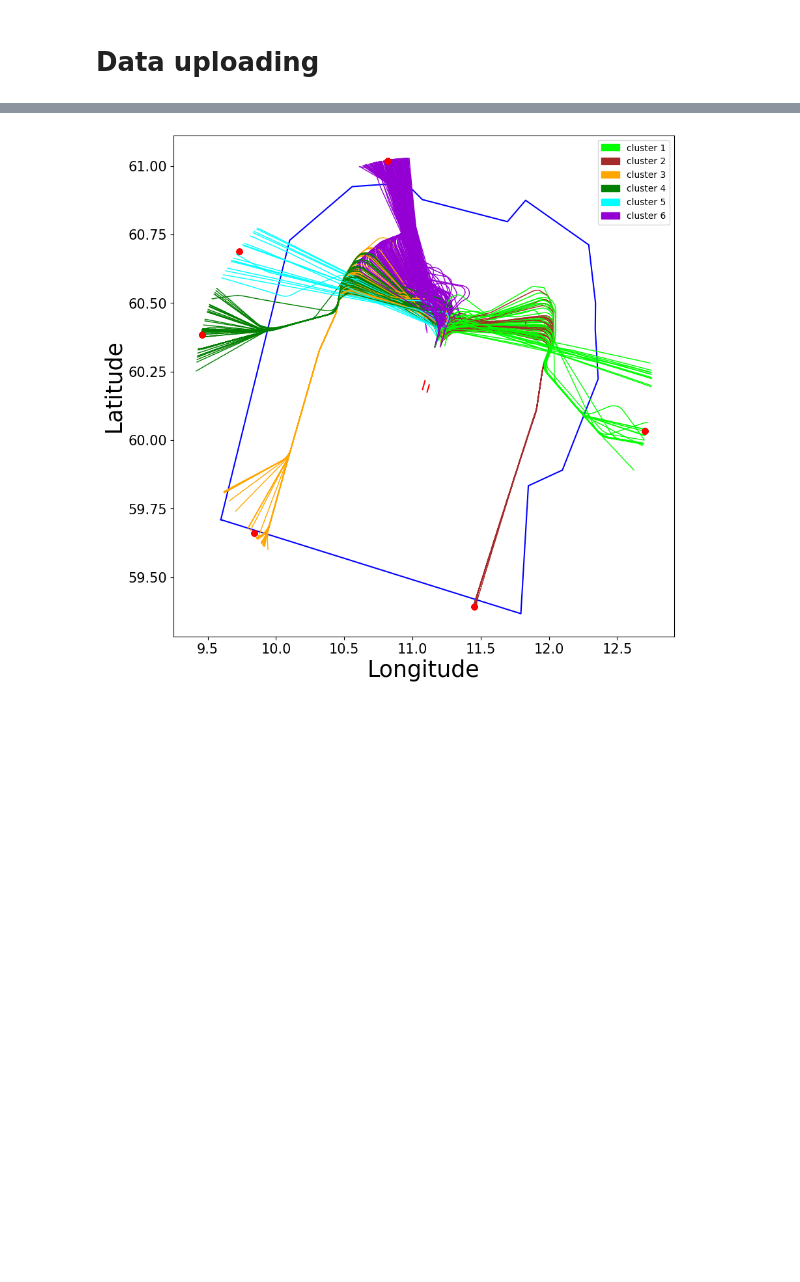
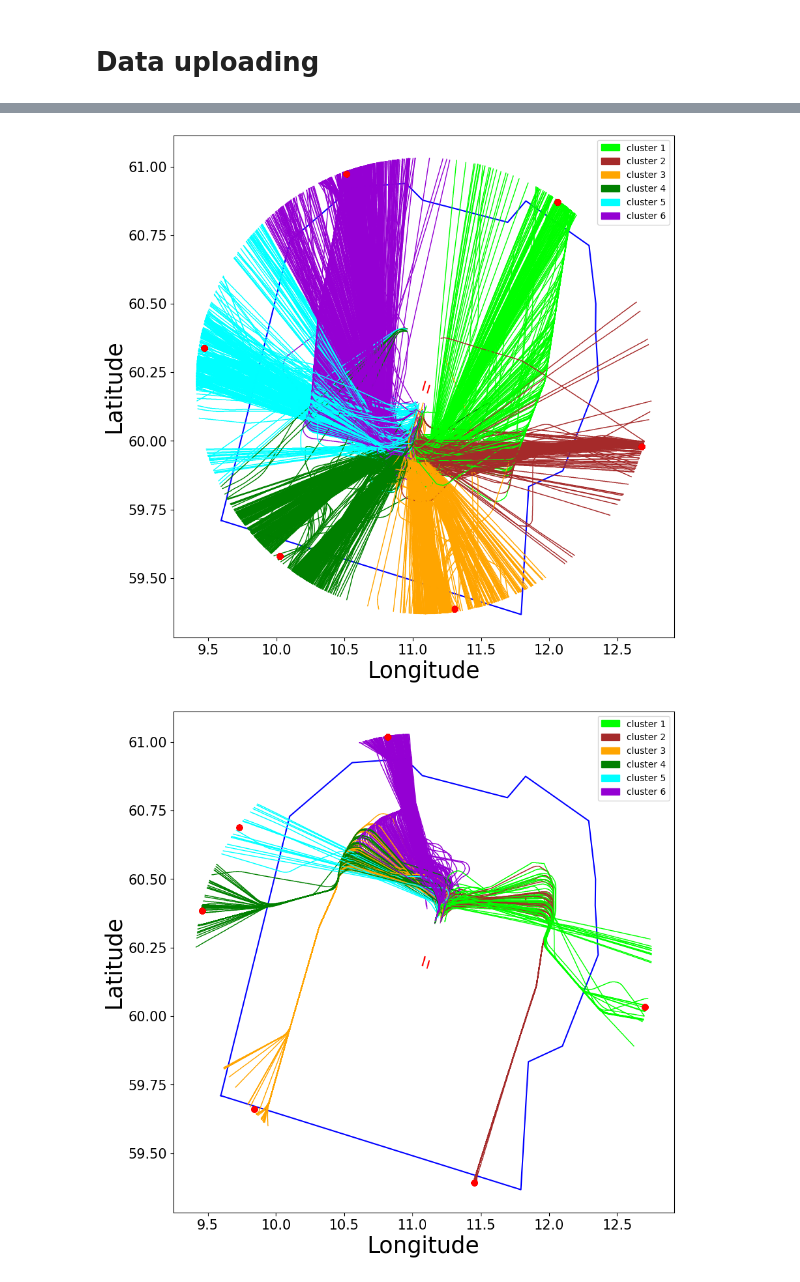
Before and after one commit to anlemett/ATM_seminar_2023, a Jupyter notebook: Jupyter/ENGM_50NM_clusters.ipynb, the cells around one changed output, grey strips where cells are left out. Drawn from its saved outputs; the diff is of its cells as text; code cells hidden in the pictures; blank space fills up the shorter version.

```diff
--- a/Jupyter/ENGM_50NM_clusters.ipynb
+++ b/Jupyter/ENGM_50NM_clusters.ipynb
@@ -173 +183,11 @@ dataset_PM_south_clusters_df.set_index(['flight_id'], inplace=True)
+# %%
+filename = "../data/ENGM/Datasets/nonPM2_SOUTH.csv"
+dataset_nonPM_south_df = pd.read_csv(filename, sep=' ',
+    names = ['flightId', 'sequence', 'timestamp', 'lat', 'lon', 'rawAltitude', 'altitude', 'velocity', 'beginDate', 'endDate'])
+dataset_nonPM_south_df.set_index(['flightId', 'sequence'], inplace = True)
+
+number_of_clusters = 6
+filename = "../data/ENGM/Clustering/nonPM2_SOUTH_clusters_" + str(number_of_clusters) + ".csv"
+dataset_nonPM_south_clusters_df = pd.read_csv(filename, sep=' ')
+dataset_nonPM_south_clusters_df.set_index(['flight_id'], inplace=True)
 # %%
@@ -193,3 +217,7 @@ dataset_TT_south_clusters_df.set_index(['flight_id'], inplace=True)
+# %%
+plot_horizontal_profile_ENGM_clustering(dataset_nonPM_south_df, 'x', 1, number_of_clusters, dataset_nonPM_south_clusters_df)
+# %% [output]
+[figure, added]
 # %%
 plot_horizontal_profile_ENGM_clustering(dataset_PM_north_df, 'x', 1, number_of_clusters, dataset_PM_north_clusters_df)
 # %% [output]
```
Also changed, not shown: parts of 6 cells of this notebook, 14 other files.
